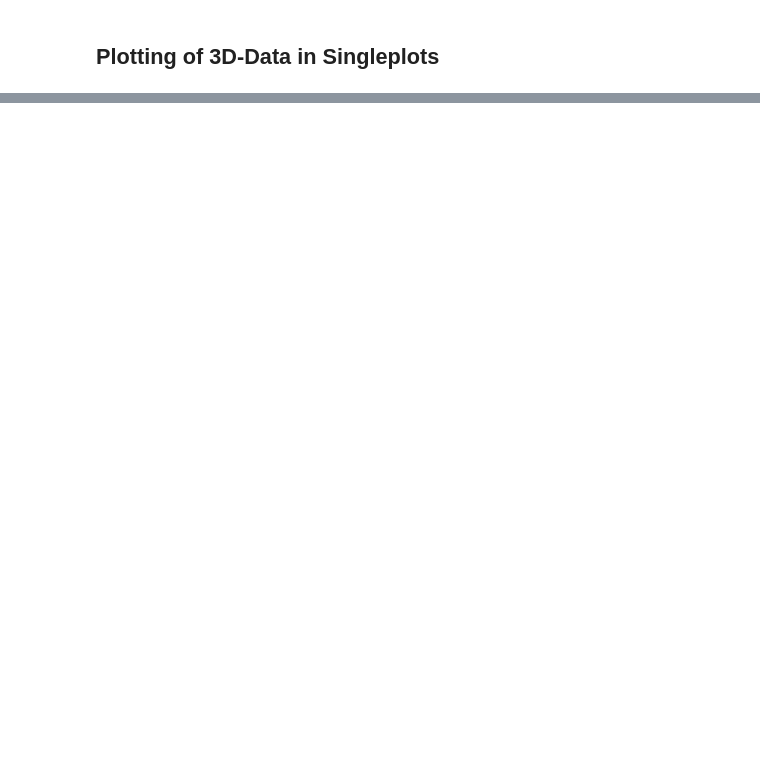
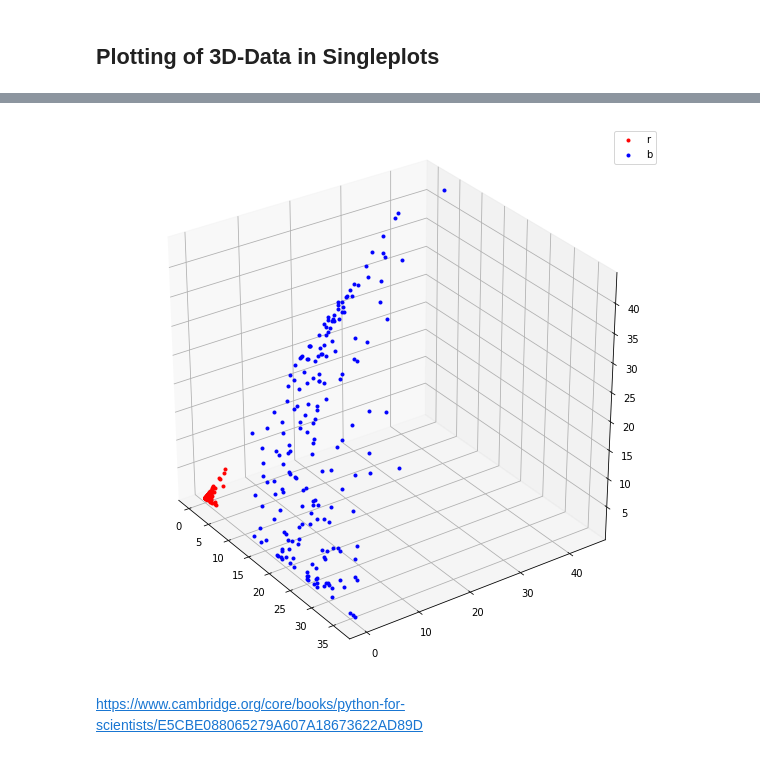
Before and after one commit to AndreasrichterUP/Python-Teaching, a Jupyter notebook: -02-Basics-Plots-and-Exercises-in-Matplotlib.ipynb, the cells around one changed output, grey strips where cells are left out. Cells and saved outputs as stored; diff of their text form; code cells hidden in the pictures; blank space fills up the shorter version.

```diff
--- a/-02-Basics-Plots-and-Exercises-in-Matplotlib.ipynb
+++ b/-02-Basics-Plots-and-Exercises-in-Matplotlib.ipynb
@@ -122,2 +139,19 @@ plt.title('Points and Regression-line')
 # %% [markdown]
 ## Plotting of 3D-Data in Singleplots <a name="3dplots" ></a>
+# %%
+import numpy as np
+import matplotlib.pyplot as plt
+from scripts.plot_2d_separator import plot_2d_separator
+n=200
+# normal distribution and ring around it
+class_3 = 0.6 * np.random.randn(n,2)
+r = 0.8 * np.random.randn(n,1) + 5
+angle = 2*np.pi * np.random.randn(n,1)
+class_4 = np.hstack((r*np.cos(angle),r*np.sin(angle)))
+labels_b = np.hstack((np.ones(n),-np.ones(n)))
+
+plt.figure(figsize=(10,5))
+plt.plot(class_3[:,0],class_3[:,1],'r.')
+plt.plot(class_4[:,0],class_4[:,1],'b.')
+plt.xlim(-10,10)
+plt.show()
@@ -123,0 +160,27 @@ plt.title('Points and Regression-line')
+# %%
+from mpl_toolkits.mplot3d import Axes3D
+import numpy as np
+import matplotlib.pyplot as plt
+
+x1=np.power(class_3[:,0],2)
+y1=np.power(class_3[:,1],2)
+z1=class_3[:,1]*class_3[:,1]
+
+
+x2=np.power(class_4[:,0],2)
+y2=np.power(class_4[:,1],2)
+z2=class_4[:,1]*class_4[:,1]
+
+
+fig = plt.figure(figsize=(10,10))
+ax = fig.gca(projection='3d')
+
+ax.plot(x1, y1, z1,'r.', label='r')
+ax.plot(x2, y2, z2,'b.', label='b')
+
+ax.legend()
+ax.view_init(elev=30., azim=-35)
+
+plt.show()
+# %% [output]
+[figure, added]
@@ -123,0 +191,2 @@ plt.title('Points and Regression-line')
+# %% [markdown]
+https://www.cambridge.org/core/books/python-for-scientists/E5CBE088065279A607A18673622AD89D
```
Also changed, not shown: parts of 22 cells of this notebook, 23 other files.
